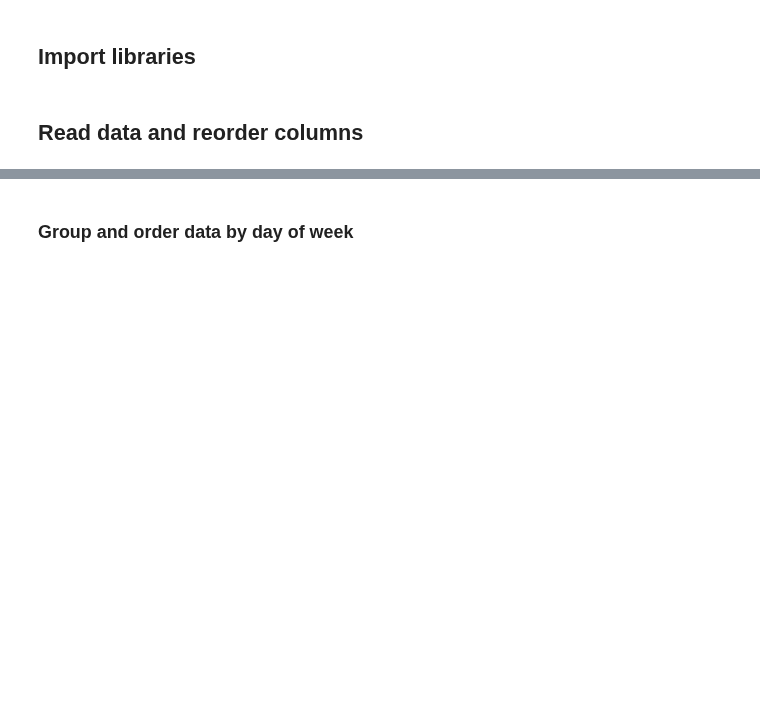
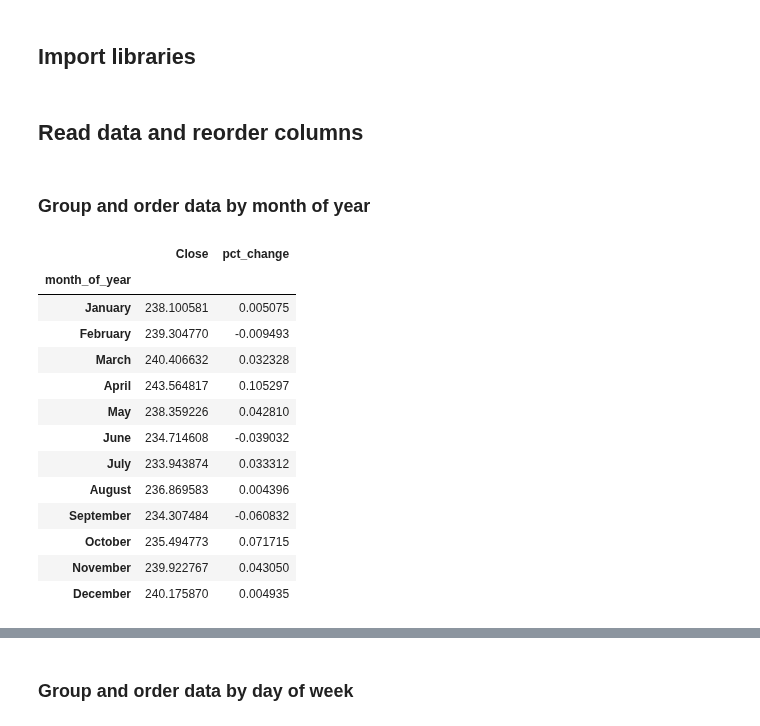
Before and after one commit to eshraongithub/global_sustainable_equity_fund_etl_and_time_series_forecasting, a Jupyter notebook: gesf_descriptive_analysis.ipynb, the cells around one changed output, grey strips where cells are left out. Drawn from its saved outputs; the diff is of its cells as text; code cells hidden in the pictures; blank space fills up the shorter version.

```diff
--- a/gesf_descriptive_analysis.ipynb
+++ b/gesf_descriptive_analysis.ipynb
@@ -24,2 +26,4 @@ cols = cols[:1] + cols[3:4] + cols[1:3]
 
 gsef = gsef[cols]
+# %% [markdown]
+### Group and order data by month of year
@@ -25,0 +38,17 @@ gsef = gsef[cols]
+# %%
+month_of_year
+# %% [output]
+|  | Close | pct_change |
+| month_of_year |  |  |
+| January | 238.100581 | 0.005075 |
+| February | 239.304770 | -0.009493 |
+| March | 240.406632 | 0.032328 |
+| April | 243.564817 | 0.105297 |
+| May | 238.359226 | 0.042810 |
+| June | 234.714608 | -0.039032 |
+| July | 233.943874 | 0.033312 |
+| August | 236.869583 | 0.004396 |
+| September | 234.307484 | -0.060832 |
+| October | 235.494773 | 0.071715 |
+| November | 239.922767 | 0.043050 |
+| December | 240.175870 | 0.004935 |
```
Also changed, not shown: parts of 10 cells of this notebook, 2 other files.
